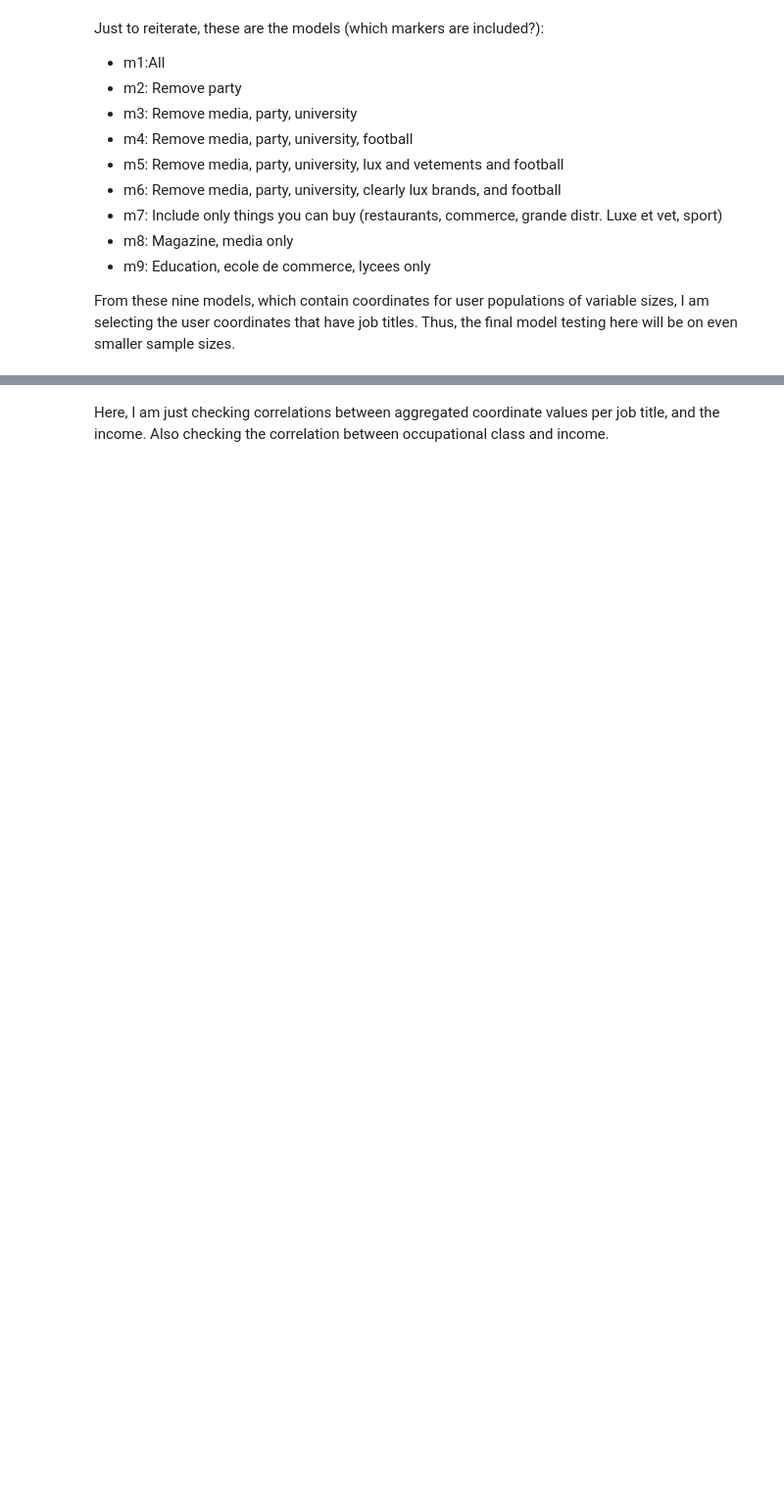
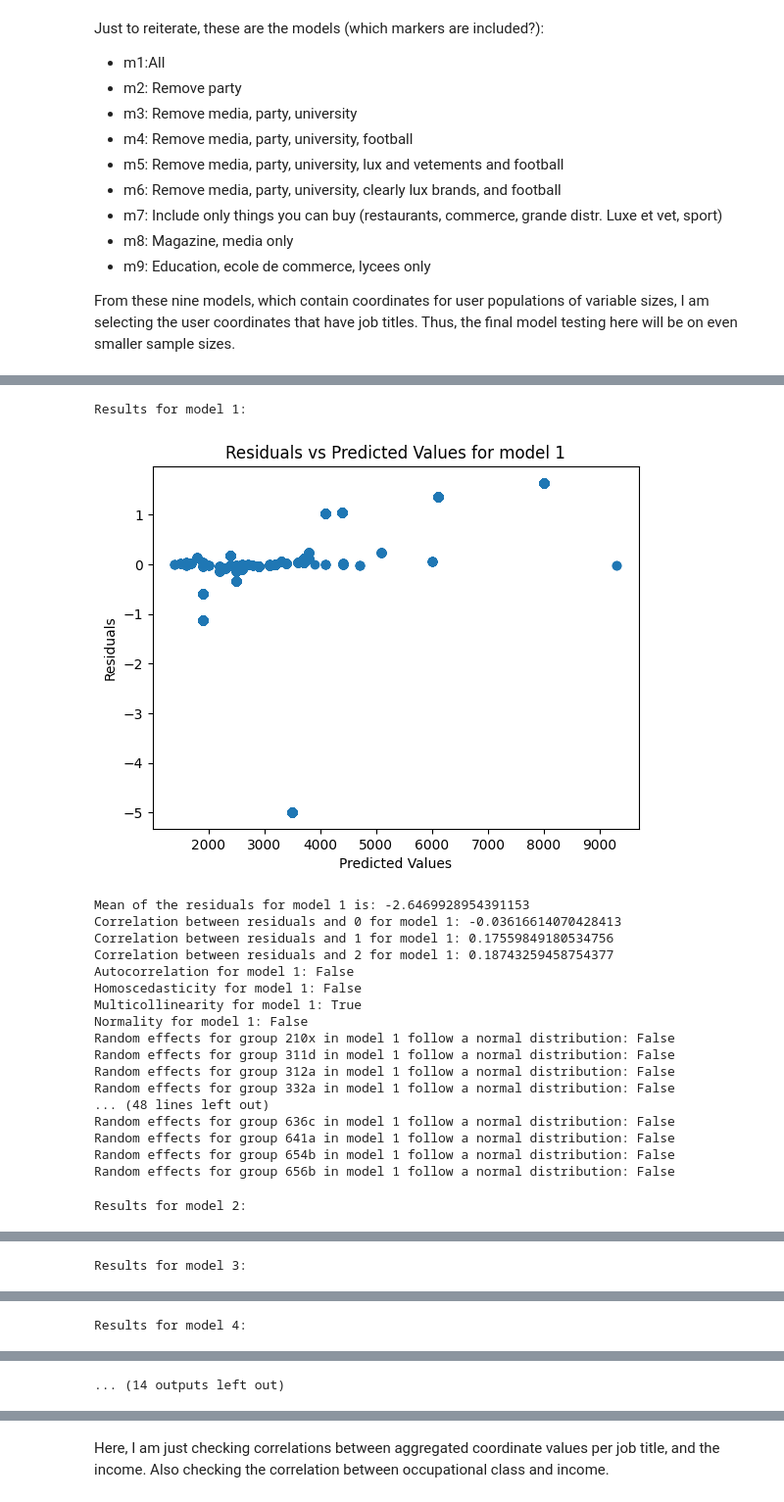
Before and after one commit to livtol99/Liv-Stage---FOCOS-Hand-Over, a Jupyter notebook: Code/Validation/Income_val.ipynb, the cells around one changed output, grey strips where cells are left out. Shown at 98% size. Cells and saved outputs as stored; diff of their text form; code cells hidden in the pictures; blank space fills up the shorter version.

```diff
--- a/Code/Validation/Income_val.ipynb
+++ b/Code/Validation/Income_val.ipynb
@@ -116,0 +499,75 @@ df9 = dfs[8] #4125 users
+# %%
+from statsmodels.regression.mixed_linear_model import MixedLM
+from scipy.stats import norm
+
+for i, df in enumerate(dfs):
+    # Fit the model
+    model = MixedLM.from_formula(f"{outcome} ~ Q('0') + Q('1') + Q('2')", groups=df['PCS_ESE'], data=df)
+    results = model.fit()
+
+    print(f"\nResults for model {i+1}:\n")
+
+    # 1. Linearity in the fixed effects: already assumed in the model specification
+    #    Linearity in the error term: can be checked by plotting residuals vs predicted values
+    predicted_values = results.fittedvalues
+    residuals = results.resid
+    fig, ax = plt.subplots()
+    ax.scatter(predicted_values, residuals)
+    ax.set_title(f'Residuals vs Predicted Values for model {i+1}')
+    ax.set_xlabel('Predicted Values')
+    ax.set_ylabel('Residuals')
+    plt.show()
+
+    # 2. The error term's population mean is zero: can be checked by looking at the mean of the residuals
+    mean_residuals = residuals.mean()
+    print(f"Mean of the residuals for model {i+1} is: {mean_residuals}")
+
+    # 3. No correlations between the independent variables and the error term: can be checked by correlating each predictor with the residuals
+    for predictor in predictors:
+        print(f"Correlation between residuals and {predictor} for model {i+1}: {df[predictor].corr(residuals)}")
+
+    # 4. Each observation of the error term is independent of others: can be checked using Durbin-Watson test
+    autocorrelation = 1.5 < sm.stats.stattools.durbin_watson(residuals) < 2.5
+    print(f"Autocorrelation for model {i+1}: {autocorrelation}")
+
+    # 5. The error term's variance is constant: can be checked using Breusch-Pagan test
+    _, pval, _, _ = sm.stats.diagnostic.het_breuschpagan(residuals, results.model.exog)
+    homoscedasticity = pval > 0.05
+    print(f"Homoscedasticity for model {i+1}: {homoscedasticity}")
+
+    # 6. No perfect multicollinearity: can be checked using Variance Inflation Factor (VIF)
+    vif = pd.DataFrame()
+    vif["VIF Factor"] = [variance_inflation_factor(df[predictors].values, j) for j in range(df[predictors].shape[1])]
+    multicollinearity = all(vif["VIF Factor"] < 5)
+    print(f"Multicollinearity for model {i+1}: {multicollinearity}")
+
+    # 7. The error term adheres to a normal distribution pattern: can be checked using Shapiro-Wilk test
+    normality = stats.shapiro(residuals)[1] > 0.05
+    print(f"Normality for model {i+1}: {normality}")
+
+    # 8. Random effects are normally distributed: can be checked by comparing the distribution of the random effects to a normal distribution
+    random_effects = results.random_effects
+    for group, effects in random_effects.items():
+        _, pval = stats.kstest(effects, 'norm')
+        print(f"Random effects for group {group} in model {i+1} follow a normal distribution: {pval > 0.05}")
+# %% [output]
+Results for model 1:
+[figure, added]
+Mean of the residuals for model 1 is: -2.6469928954391153
+Correlation between residuals and 0 for model 1: -0.03616614070428413
+Correlation between residuals and 1 for model 1: 0.17559849180534756
+Correlation between residuals and 2 for model 1: 0.18743259458754377
+Autocorrelation for model 1: False
+Homoscedasticity for model 1: False
+Multicollinearity for model 1: True
+Normality for model 1: False
+Random effects for group 210x in model 1 follow a normal distribution: False
+Random effects for group 311d in model 1 follow a normal distribution: False
+Random effects for group 312a in model 1 follow a normal distribution: False
+Random effects for group 332a in model 1 follow a normal distribution: False
+... (48 lines left out)
+Random effects for group 636c in model 1 follow a normal distribution: False
+Random effects for group 641a in model 1 follow a normal distribution: False
+Random effects for group 654b in model 1 follow a normal distribution: False
+Random effects for group 656b in model 1 follow a normal distribution: False
+Results for model 2:
@@ -116,0 +592 @@ df9 = dfs[8] #4125 users
+Results for model 3:
@@ -116,0 +611 @@ df9 = dfs[8] #4125 users
+Results for model 4:
@@ -116,0 +630 @@ df9 = dfs[8] #4125 users
+... (14 outputs left out)
```
Also changed, not shown: parts of 31 cells of this notebook.
